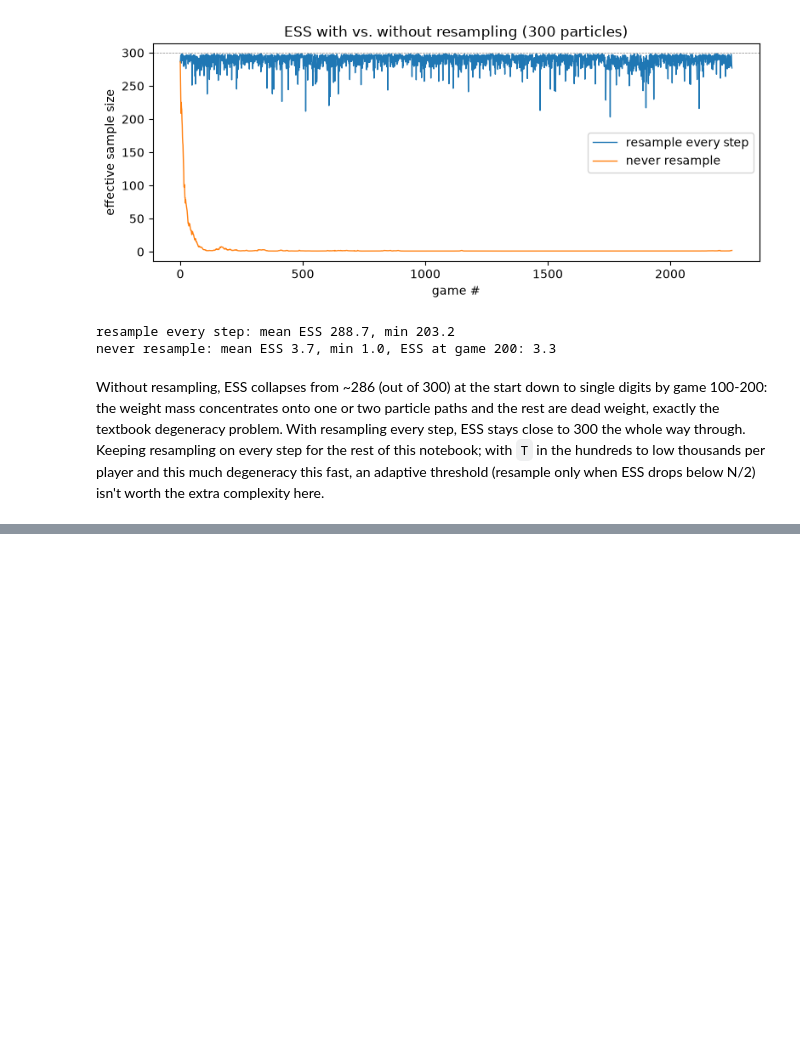
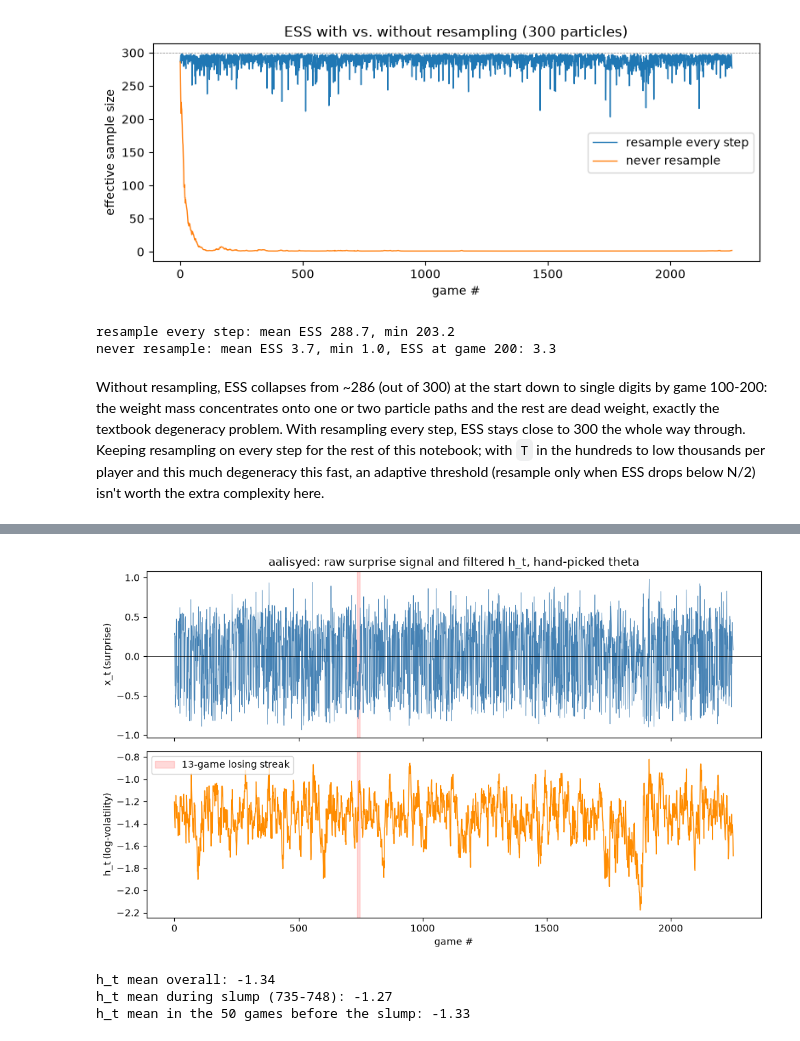
Before and after one commit to arjunsk9876/elo-sense, a Jupyter notebook: notebooks/elosense_v4.ipynb, the cells around one changed output, grey strips where cells are left out. Saved outputs shown, nothing was run; the diff lists cells and outputs as text; code cells hidden in the pictures; blank space fills up the shorter version.

Commit message:
Visualize single-player h_t path on a well-represented player (W3)

```diff
--- a/notebooks/elosense_v4.ipynb
+++ b/notebooks/elosense_v4.ipynb
@@ -307,0 +312,30 @@ Without resampling, ESS collapses from ~286 (out of 300) at the start down to si
+# %%
+ll, h_path, ess = bootstrap_particle_filter(x_aalisyed, mu=-1.0, phi=0.9, sigma_eta=0.3, n_particles=500, seed=2)
+
+slump_start, slump_end = 735, 748
+
+fig, axes = plt.subplots(2, 1, figsize=(10, 6), sharex=True)
+axes[0].plot(x_aalisyed, lw=0.5, color="steelblue")
+axes[0].axhline(0, color="black", lw=0.5)
+axes[0].axvspan(slump_start, slump_end, color="red", alpha=0.15)
+axes[0].set_ylabel("x_t (surprise)")
+axes[0].set_title("aalisyed: raw surprise signal and filtered h_t, hand-picked theta")
+
+axes[1].plot(h_path, lw=1, color="darkorange")
+axes[1].axvspan(slump_start, slump_end, color="red", alpha=0.15, label="13-game losing streak")
+axes[1].set_ylabel("h_t (log-volatility)")
+axes[1].set_xlabel("game #")
+axes[1].legend(loc="upper left")
+
+plt.tight_layout()
+plt.savefig("../images/v4_aalisyed_hpath.png", dpi=120)
+plt.show()
+
+print(f"h_t mean overall: {h_path.mean():.2f}")
+print(f"h_t mean during slump ({slump_start}-{slump_end}): {h_path[slump_start:slump_end].mean():.2f}")
+print(f"h_t mean in the 50 games before the slump: {h_path[slump_start-50:slump_start].mean():.2f}")
+# %% [output]
+[figure, added]
+h_t mean overall: -1.34
+h_t mean during slump (735-748): -1.27
+h_t mean in the 50 games before the slump: -1.33
```
Also changed, not shown: parts of 2 cells of this notebook, 1 other file.
